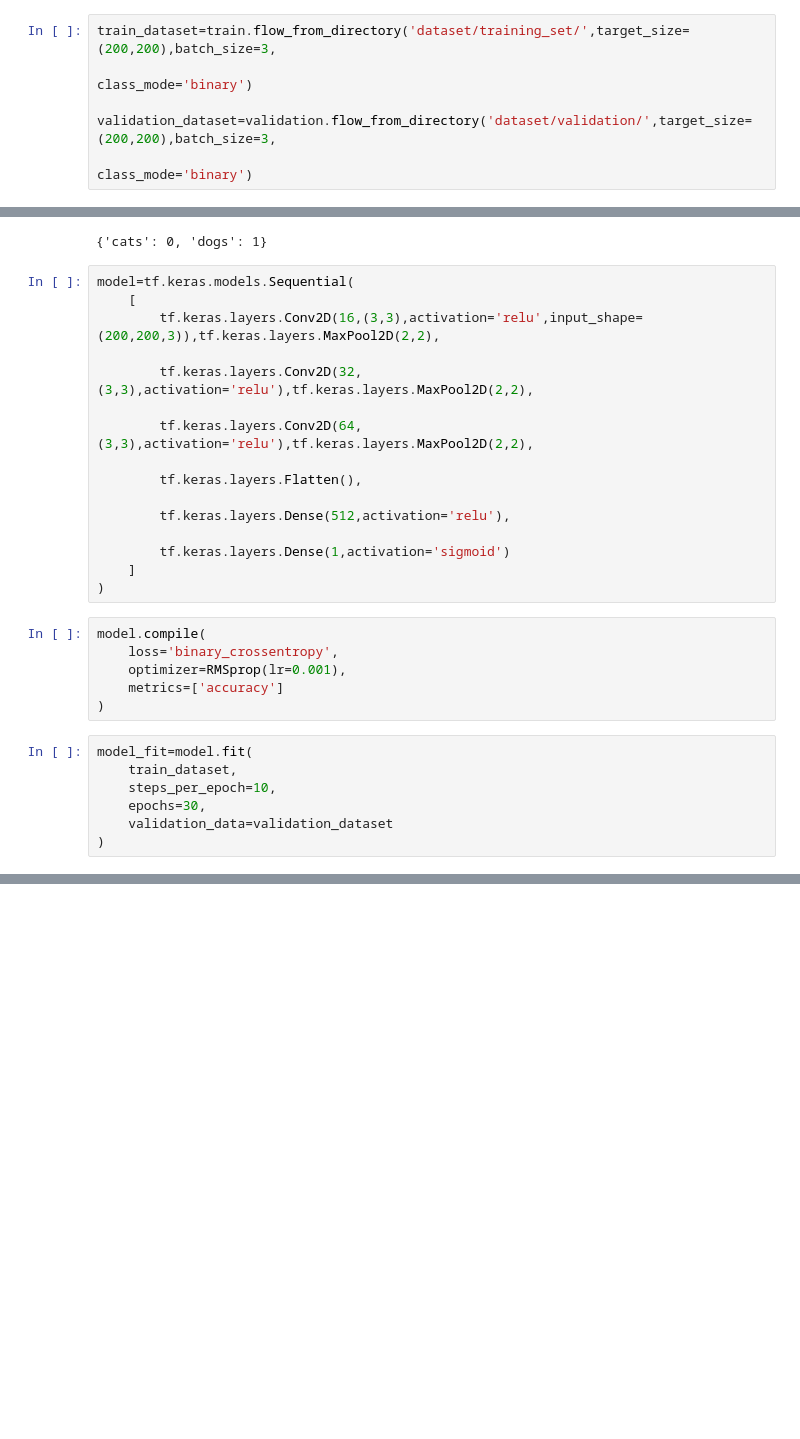
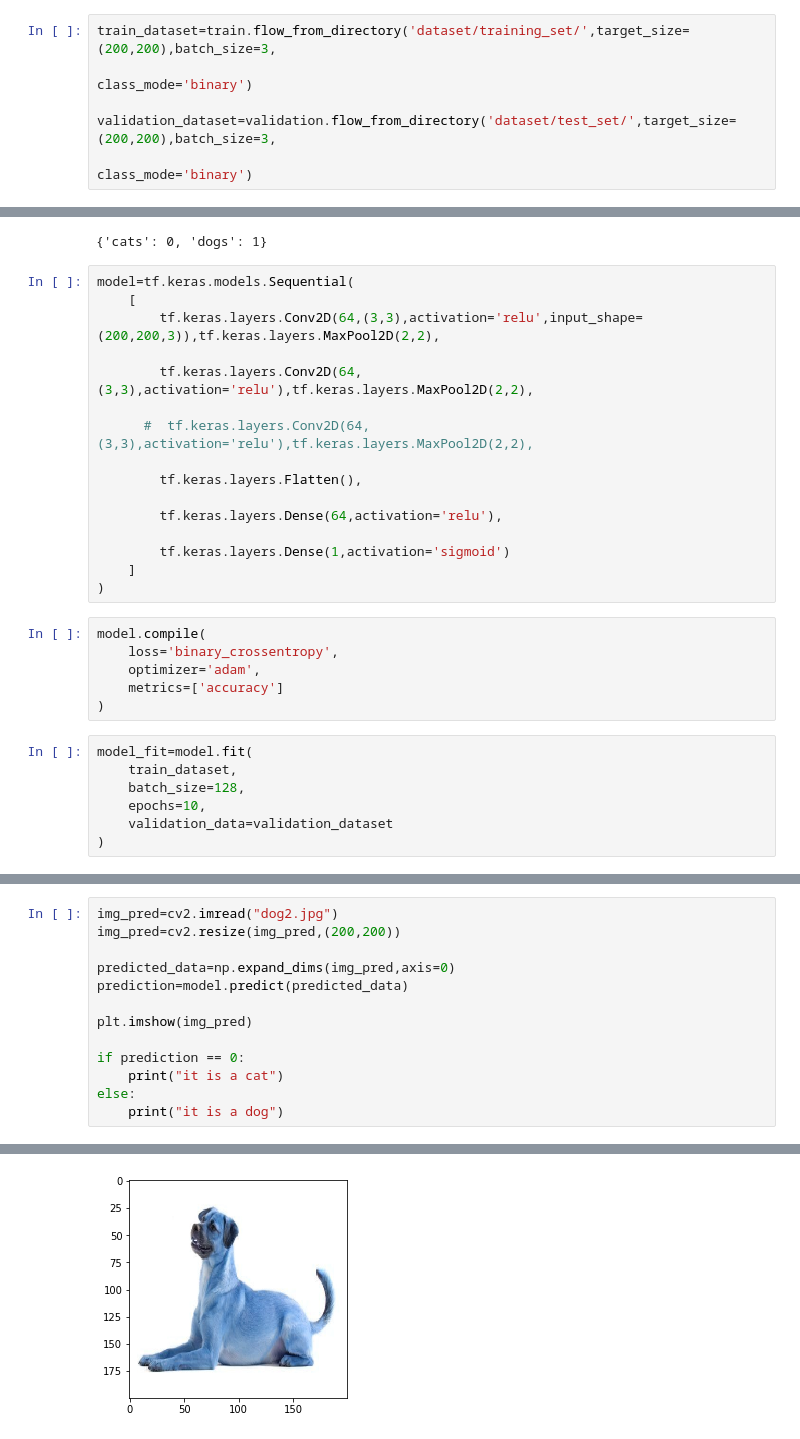
Before and after one commit to nimanthaF/CNN-classifier, a Jupyter notebook: test.ipynb, the cells around one changed output, grey strips where cells are left out. Cells and saved outputs as stored; diff of their text form; blank space fills up the shorter version.

```diff
--- a/test.ipynb
+++ b/test.ipynb
@@ -26,6 +26,6 @@ validation=ImageDataGenerator(rescale=1/255)
 train_dataset=train.flow_from_directory('dataset/training_set/',target_size=(200,200),batch_size=3,
                                                                                         class_mode='binary')
 
-validation_dataset=validation.flow_from_directory('dataset/validation/',target_size=(200,200),batch_size=3,
+validation_dataset=validation.flow_from_directory('dataset/test_set/',target_size=(200,200),batch_size=3,
                                                                                         class_mode='binary')
 # %% [output]
@@ -38,15 +38,15 @@ train_dataset.class_indices
 # %%
 model=tf.keras.models.Sequential(
     [
-        tf.keras.layers.Conv2D(16,(3,3),activation='relu',input_shape=(200,200,3)),tf.keras.layers.MaxPool2D(2,2),
-
-        tf.keras.layers.Conv2D(32,(3,3),activation='relu'),tf.keras.layers.MaxPool2D(2,2),
+        tf.keras.layers.Conv2D(64,(3,3),activation='relu',input_shape=(200,200,3)),tf.keras.layers.MaxPool2D(2,2),
 
         tf.keras.layers.Conv2D(64,(3,3),activation='relu'),tf.keras.layers.MaxPool2D(2,2),
 
+      #  tf.keras.layers.Conv2D(64,(3,3),activation='relu'),tf.keras.layers.MaxPool2D(2,2),
+
         tf.keras.layers.Flatten(),
 
-        tf.keras.layers.Dense(512,activation='relu'),
+        tf.keras.layers.Dense(64,activation='relu'),
 
         tf.keras.layers.Dense(1,activation='sigmoid')
     ]
@@ -54,14 +54,14 @@ model=tf.keras.models.Sequential(
 # %%
 model.compile(
     loss='binary_crossentropy',
-    optimizer=RMSprop(lr=0.001),
+    optimizer='adam',
     metrics=['accuracy']
 )
 # %%
 model_fit=model.fit(
     train_dataset,
-    steps_per_epoch=10,
-    epochs=30,
+    batch_size=128,
+    epochs=10,
     validation_data=validation_dataset
 )
 # %% [output]
@@ -103,0 +90,14 @@ NameError: name 'image' is not defined
+# %%
+img_pred=cv2.imread("dog2.jpg")
+img_pred=cv2.resize(img_pred,(200,200))
+
+predicted_data=np.expand_dims(img_pred,axis=0)
+prediction=model.predict(predicted_data)
+
+plt.imshow(img_pred)
+
+if prediction == 0:
+    print("it is a cat")
+else:
+    print("it is a dog")
+# %% [output]
@@ -103,0 +105 @@ NameError: name 'image' is not defined
+[figure, added]
```
Also changed, not shown: parts of 6 cells of this notebook.
